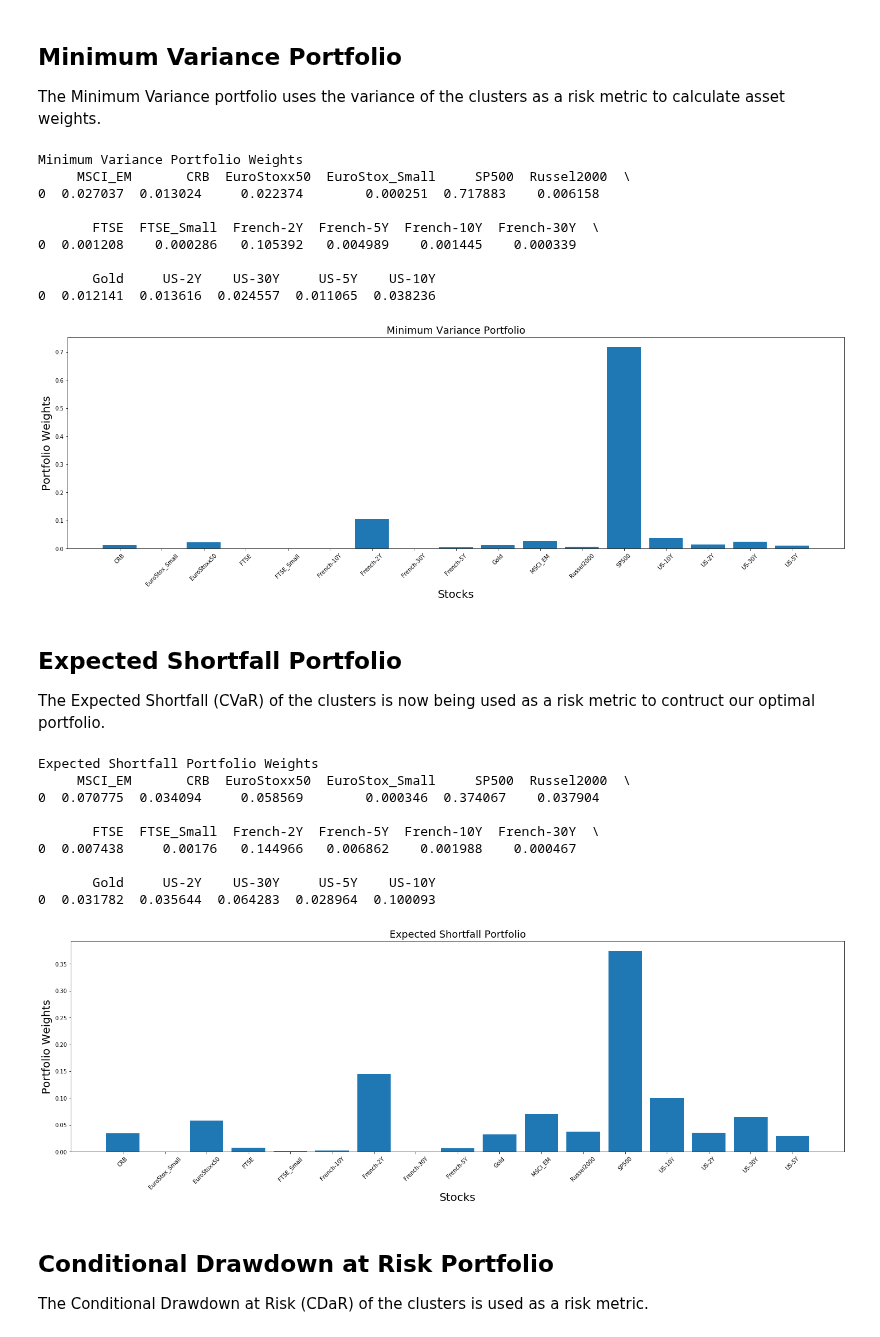
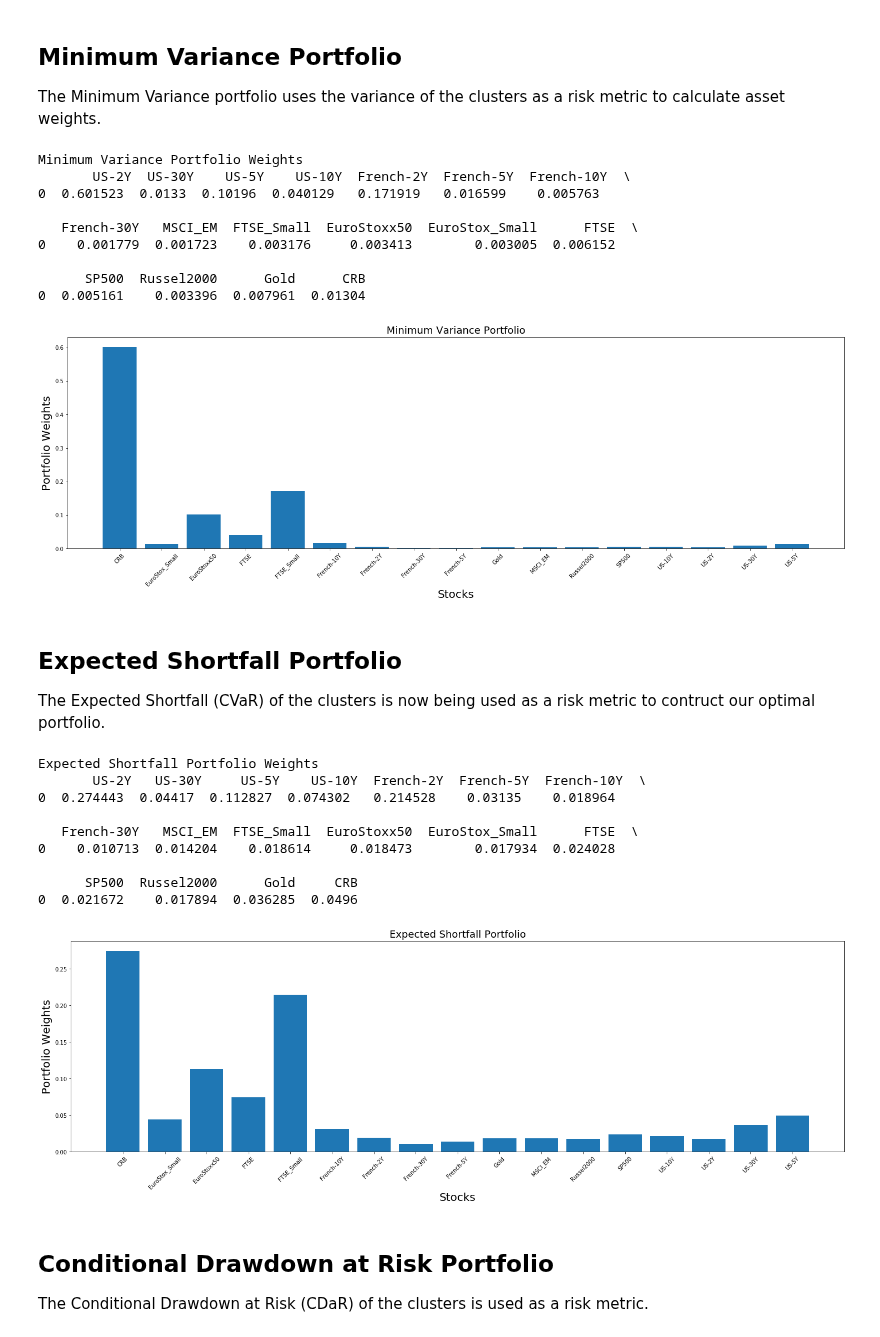
Before and after one commit to tzw101/research, a Jupyter notebook: Portfolio Optimisation Tutorials/Hierarchical Clustering Asset Allocation (HCAA)/HCAA Tutorial Notebook.ipynb, the cells around one changed output. Cells and saved outputs as stored; diff of their text form; code cells hidden in the pictures.

```diff
--- a/Portfolio Optimisation Tutorials/Hierarchical Clustering Asset Allocation (HCAA)/HCAA Tutorial Notebook.ipynb
+++ b/Portfolio Optimisation Tutorials/Hierarchical Clustering Asset Allocation (HCAA)/HCAA Tutorial Notebook.ipynb
@@ -57,11 +56,7 @@ In this tutorial, we will be working with the historical closing prices for 17 a
 # %%
 # preparing our data
 raw_prices = pd.read_csv('assetalloc.csv', sep=';', parse_dates=True, index_col='Dates')
-raw_prices = raw_prices.iloc[::-1]
-x = raw_prices.index.get_loc('2010-01-01')
-stock_prices = raw_prices.iloc[0:x[0], :]
-stock_prices = stock_prices.sort_values(by="Dates").iloc[::-1]
-
+stock_prices = raw_prices.sort_values(by='Dates')
 stock_prices.head()
 # %% [output]
 |  | FTSE | EuroStoxx50 | SP500 | Gold | French-2Y | French-5Y | French-10Y | French-30Y | US-2Y | ... |
@@ -323,22 +298,23 @@ The Minimum Variance portfolio uses the variance of the clusters as a risk metri
 hcaaMV = HierarchicalClusteringAssetAllocation()
 hcaaMV.allocate(asset_names=stock_prices.columns,
                 asset_prices=stock_prices,
-                allocation_metric='minimum_variance')
+                optimal_num_clusters=6,
+                risk_measure='variance')
 
 print("Minimum Variance Portfolio Weights \n", hcaaMV.weights)
 # %% [output]
 Minimum Variance Portfolio Weights
-     MSCI_EM       CRB  EuroStoxx50  EuroStox_Small     SP500  Russel2000  \
-0  0.027037  0.013024     0.022374        0.000251  0.717883    0.006158
+       US-2Y  US-30Y    US-5Y    US-10Y  French-2Y  French-5Y  French-10Y  \
+0  0.601523  0.0133  0.10196  0.040129   0.171919   0.016599    0.005763
 
-       FTSE  FTSE_Small  French-2Y  French-5Y  French-10Y  French-30Y  \
-0  0.001208    0.000286   0.105392   0.004989    0.001445    0.000339
+   French-30Y   MSCI_EM  FTSE_Small  EuroStoxx50  EuroStox_Small      FTSE  \
+0    0.001779  0.001723    0.003176     0.003413        0.003005  0.006152
 
-       Gold     US-2Y    US-30Y     US-5Y    US-10Y
-0  0.012141  0.013616  0.024557  0.011065  0.038236
+      SP500  Russel2000      Gold      CRB
+0  0.005161    0.003396  0.007961  0.01304
 # %%
-# Plotting our Equal Weighting portfolio
-MV_weights = hcaaMV.weights[sorted(hcaaMV.weights)]
+# plotting our Equal Weighting portfolio
+MV_weights = hcaaMV.weights[hcaaMSD.weights.columns]
 MV_weights = MV_weights.values.tolist()
 MV_weights = [item for sublist in MV_weights for item in sublist]
 y_pos = np.arange(len(stock_prices.columns))
@@ -351,7 +327,7 @@ plt.ylabel('Portfolio Weights', size=20)
 plt.title('Minimum Variance Portfolio', size=18)
 plt.show()
 # %% [output]
-[figure, old version]
+[figure, new version]
 # %% [markdown]
 ## Expected Shortfall Portfolio
 The Expected Shortfall (CVaR) of the clusters is now being used as a risk metric to contruct our optimal portfolio.
@@ -360,35 +336,36 @@ The Expected Shortfall (CVaR) of the clusters is now being used as a risk metric
 hcaaES = HierarchicalClusteringAssetAllocation()
 hcaaES.allocate(asset_names=stock_prices.columns,
                 asset_prices=stock_prices,
-                allocation_metric='expected_shortfall')
+                optimal_num_clusters=6,
+                risk_measure='expected_shortfall')
 
 print("Expected Shortfall Portfolio Weights \n", hcaaES.weights)
 # %% [output]
 Expected Shortfall Portfolio Weights
-     MSCI_EM       CRB  EuroStoxx50  EuroStox_Small     SP500  Russel2000  \
-0  0.070775  0.034094     0.058569        0.000346  0.374067    0.037904
+       US-2Y   US-30Y     US-5Y    US-10Y  French-2Y  French-5Y  French-10Y  \
+0  0.274443  0.04417  0.112827  0.074302   0.214528    0.03135    0.018964
 
-       FTSE  FTSE_Small  French-2Y  French-5Y  French-10Y  French-30Y  \
-0  0.007438     0.00176   0.144966   0.006862    0.001988    0.000467
+   French-30Y   MSCI_EM  FTSE_Small  EuroStoxx50  EuroStox_Small      FTSE  \
+0    0.010713  0.014204    0.018614     0.018473        0.017934  0.024028
 
-       Gold     US-2Y    US-30Y     US-5Y    US-10Y
-0  0.031782  0.035644  0.064283  0.028964  0.100093
+      SP500  Russel2000      Gold     CRB
+0  0.021672    0.017894  0.036285  0.0496
 # %%
-# Plotting our Expected Shortfall portfolio
-ES_weights = hcaaES.weights[sorted(hcaaES.weights)]
+# plotting our Expected Shortfall portfolio
+ES_weights = hcaaES.weights[hcaaMSD.weights.columns]
 ES_weights = ES_weights.values.tolist()
 ES_weights = [item for sublist in ES_weights for item in sublist]
 y_pos = np.arange(len(stock_prices.columns))
 
 plt.figure(figsize=(25,7))
 plt.bar(y_pos, ES_weights)
 plt.xticks(y_pos, sorted(hcaaES.weights), rotation=45, size=10)
 plt.xlabel('Stocks', size=20)
 plt.ylabel('Portfolio Weights', size=20)
 plt.title('Expected Shortfall Portfolio', size=18)
 plt.show()
 # %% [output]
-[figure, old version]
+[figure, new version]
 # %% [markdown]
 ## Conditional Drawdown at Risk Portfolio
 The Conditional Drawdown at Risk (CDaR) of the clusters is used as a risk metric.
```
Also changed, not shown: parts of 34 cells of this notebook.
